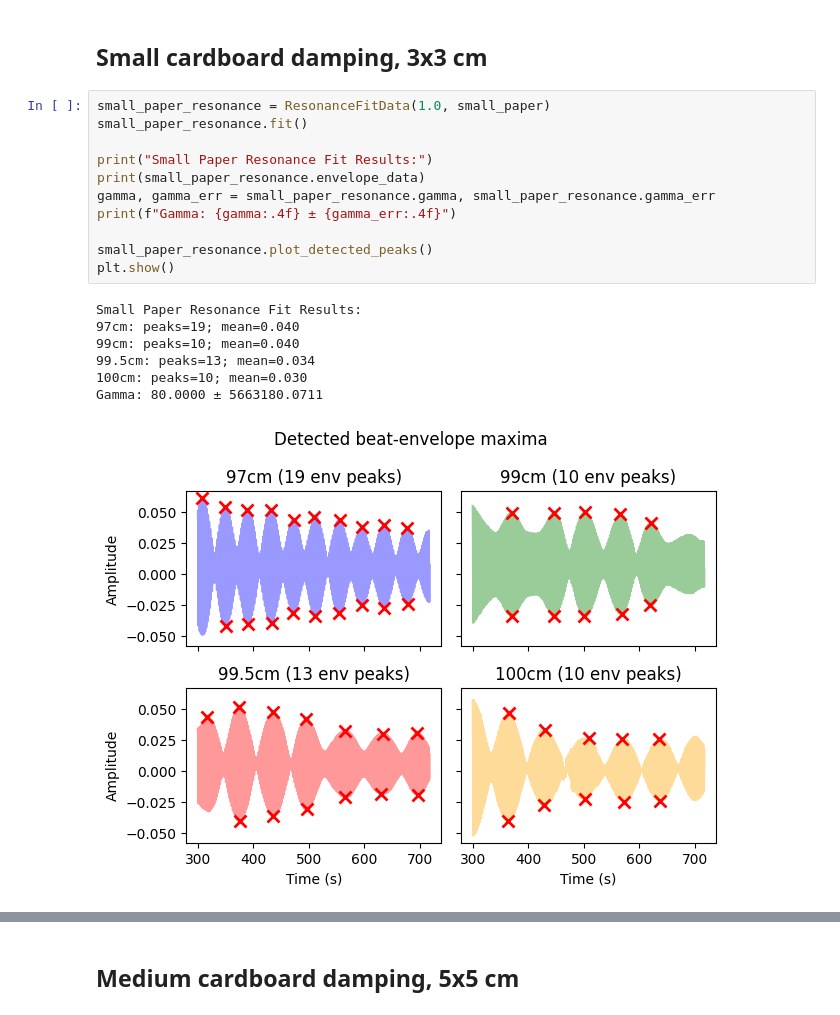
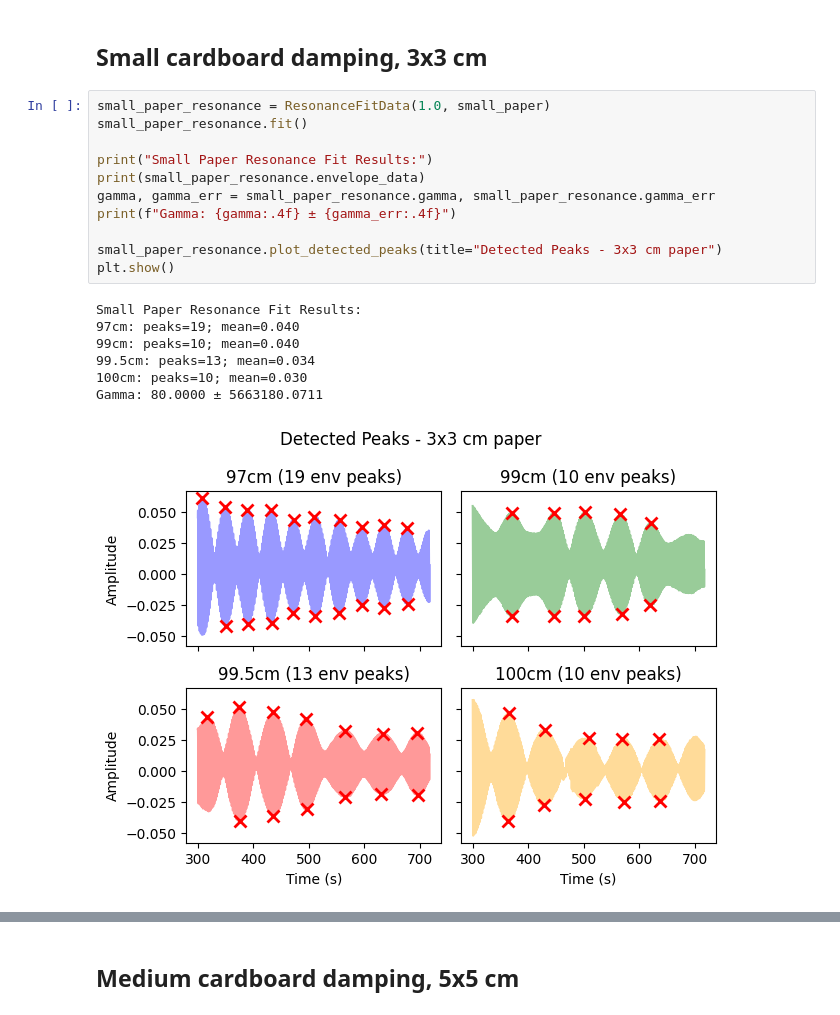
Before and after one commit to kij1n/physics-data-analysis, a Jupyter notebook: sessions/session5.ipynb, the cells around one changed output, grey strips where cells are left out. Cells and saved outputs as stored; diff of their text form.

```diff
--- a/sessions/session5.ipynb
+++ b/sessions/session5.ipynb
@@ -43,20 +43,20 @@ medium_paper = PendulumsData(
 # %%
 small_paper_resonance = ResonanceFitData(1.0, small_paper)
 small_paper_resonance.fit()
 
 print("Small Paper Resonance Fit Results:")
 print(small_paper_resonance.envelope_data)
 gamma, gamma_err = small_paper_resonance.gamma, small_paper_resonance.gamma_err
 print(f"Gamma: {gamma:.4f} ± {gamma_err:.4f}")
 
-small_paper_resonance.plot_detected_peaks()
+small_paper_resonance.plot_detected_peaks(title="Detected Peaks - 3x3 cm paper")
 plt.show()
 # %% [output]
 Small Paper Resonance Fit Results:
 97cm: peaks=19; mean=0.040
 99cm: peaks=10; mean=0.040
 99.5cm: peaks=13; mean=0.034
 100cm: peaks=10; mean=0.030
 Gamma: 80.0000 ± 5663180.0711
-[figure, old version]
+[figure, new version]
 # %%
```
Also changed, not shown: parts of 3 cells of this notebook, 3 other files.
